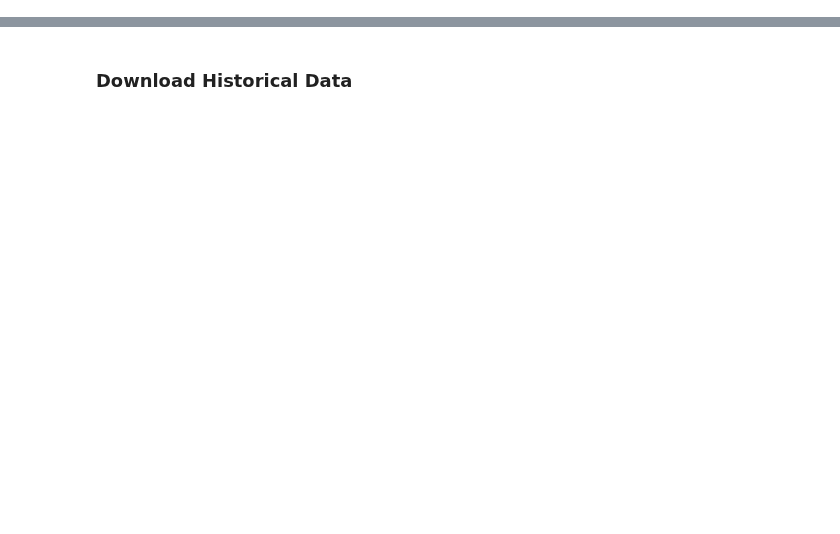
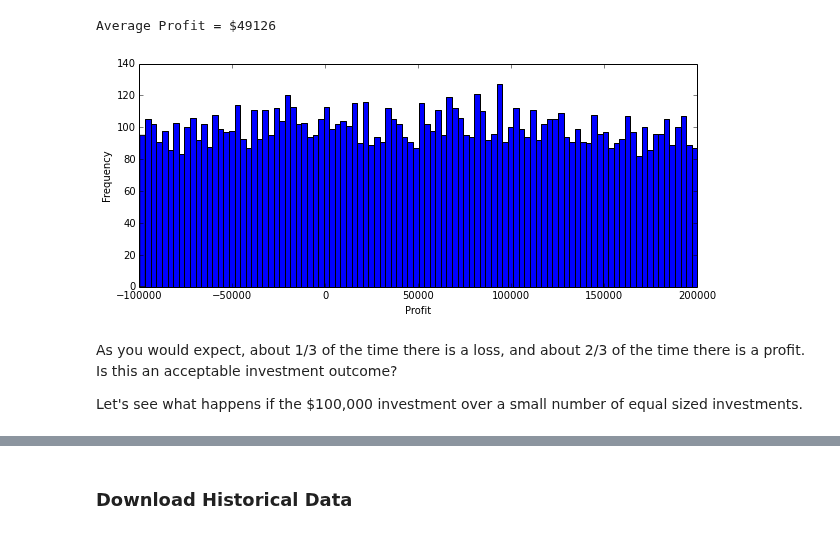
Before and after one commit to jckantor/CBE40455, a Jupyter notebook: notebooks/MAD Portfolio Optimization.ipynb, the cells around one changed output, grey strips where cells are left out. Cells and saved outputs as stored; diff of their text form; code cells hidden in the pictures; blank space fills up the shorter version.

```diff
--- a/notebooks/MAD Portfolio Optimization.ipynb
+++ b/notebooks/MAD Portfolio Optimization.ipynb
@@ -2,0 +24,22 @@
+# %%
+W0 = 100000.00
+
+Ntrials = 10000
+Profit = list()
+for n in range(0,Ntrials):
+    W1 = W0*random.uniform(0,3.00)
+    Profit.append(W1 - W0)
+
+figure(figsize=(10,4))
+hist(Profit,bins=100);
+xlabel('Profit')
+ylabel('Frequency')
+
+print "Average Profit = ${:.0f}".format(mean(Profit))
+# %% [output]
+Average Profit = $49126
+[figure, added]
+# %% [markdown]
+As you would expect, about 1/3 of the time there is a loss, and about 2/3 of the time there is a profit. Is this an acceptable investment outcome?
+
+Let's see what happens if the $100,000 investment over a small number of equal sized investments.
```
Also changed, not shown: parts of 43 cells of this notebook, 14 other files.
